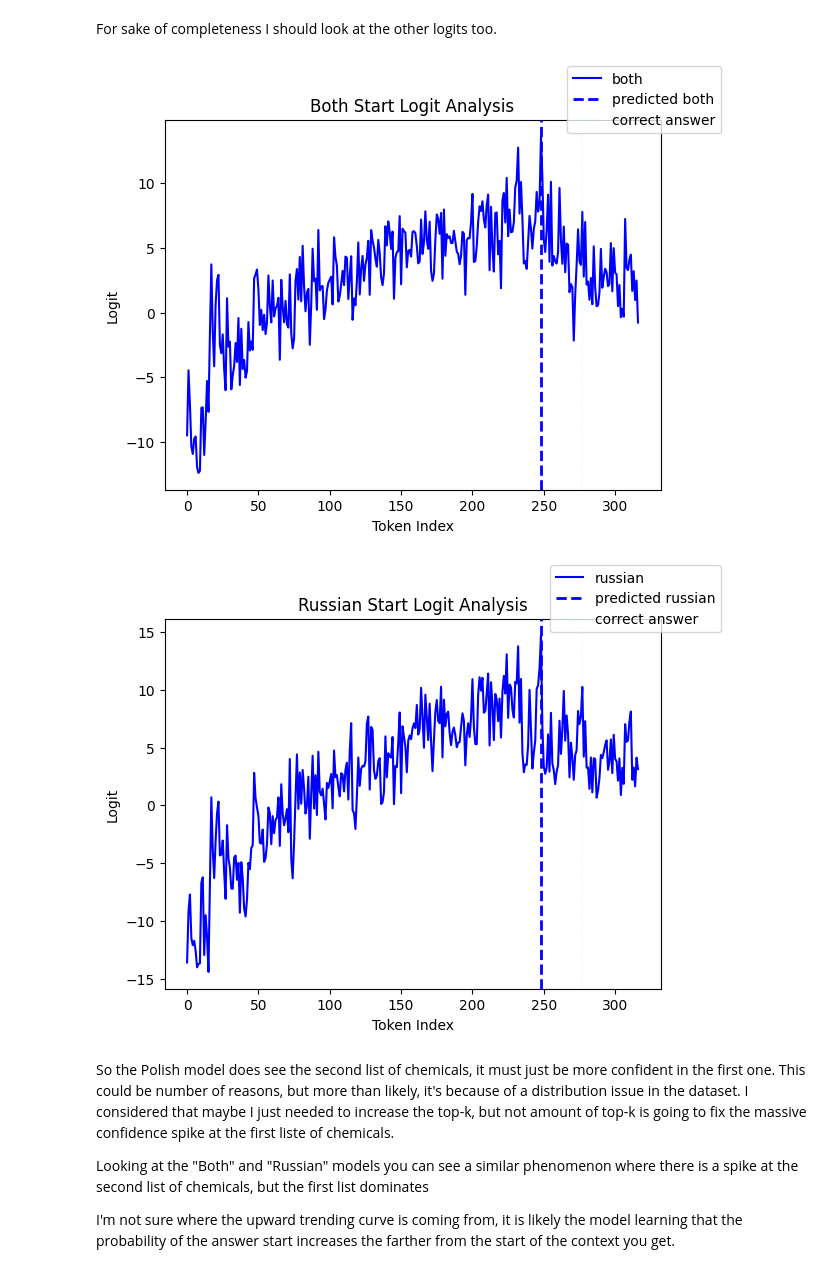
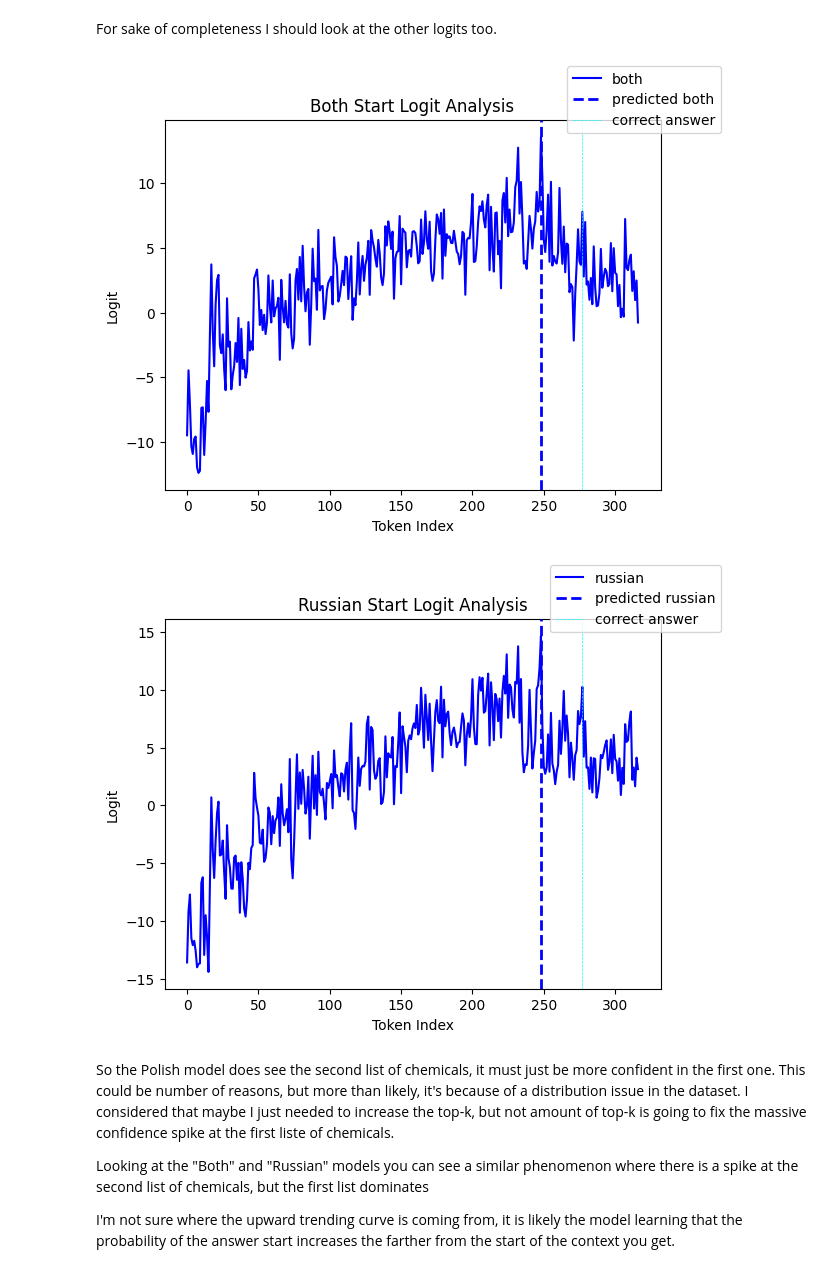
Before and after one commit to aaron-jencks/IPA_Finetuning, a Jupyter notebook: logit-plotter-util-2.ipynb, the cells around one changed output. Saved outputs shown, nothing was run; the diff lists cells and outputs as text; code cells hidden in the pictures.

```diff
--- a/logit-plotter-util-2.ipynb
+++ b/logit-plotter-util-2.ipynb
@@ -216,37 +216,37 @@ For sake of completeness I should look at the other logits too.
 fig, ax = plt.subplots()
 
 x = range(len(start_logits[f'normal-both']['russian']))
 y = start_logits[f'normal-both']['russian']
 
 ax.plot(x, y, label=f'both', color='blue')
 ax.axvline(x=predicted_indices[f'normal-both']['russian'][0], zorder=3, color='blue', linestyle='--', linewidth=2, label='predicted both')
-ax.axvline(x=correct_answer['normal']['russian'][0], zorder=3, color='cyan', linestyle='--', linewidth=0.1, label='correct answer')
+ax.axvline(x=correct_answer['normal']['russian'][0], zorder=3, color='cyan', linestyle='--', linewidth=0.5, label='correct answer')
 
 ax.set_xlabel("Token Index")
 ax.set_ylabel("Logit")
 ax.set_title("Both Start Logit Analysis")
 
 fig.legend()
 
 fig, ax = plt.subplots()
 
 x = range(len(start_logits[f'normal-russian']['russian']))
 y = start_logits[f'normal-russian']['russian']
 
 ax.plot(x, y, label=f'russian', color='blue')
 ax.axvline(x=predicted_indices[f'normal-russian']['russian'][0], zorder=3, color='blue', linestyle='--', linewidth=2, label='predicted russian')
-ax.axvline(x=correct_answer['normal']['russian'][0], zorder=3, color='cyan', linestyle='--', linewidth=0.1, label='correct answer')
+ax.axvline(x=correct_answer['normal']['russian'][0], zorder=3, color='cyan', linestyle='--', linewidth=0.5, label='correct answer')
 
 ax.set_xlabel("Token Index")
 ax.set_ylabel("Logit")
 ax.set_title("Russian Start Logit Analysis")
 
 fig.legend()
 
 plt.show()
 # %% [output]
-[figure, old version]
+[figure, new version]
-[figure, old version]
+[figure, new version]
 # %% [markdown]
 So the Polish model does see the second list of chemicals, it must just be more confident in the first one. This could be number of reasons, but more than likely, it's because of a distribution issue in the dataset. I considered that maybe I just needed to increase the top-k, but not amount of top-k is going to fix the massive confidence spike at the first liste of chemicals.
 
```
